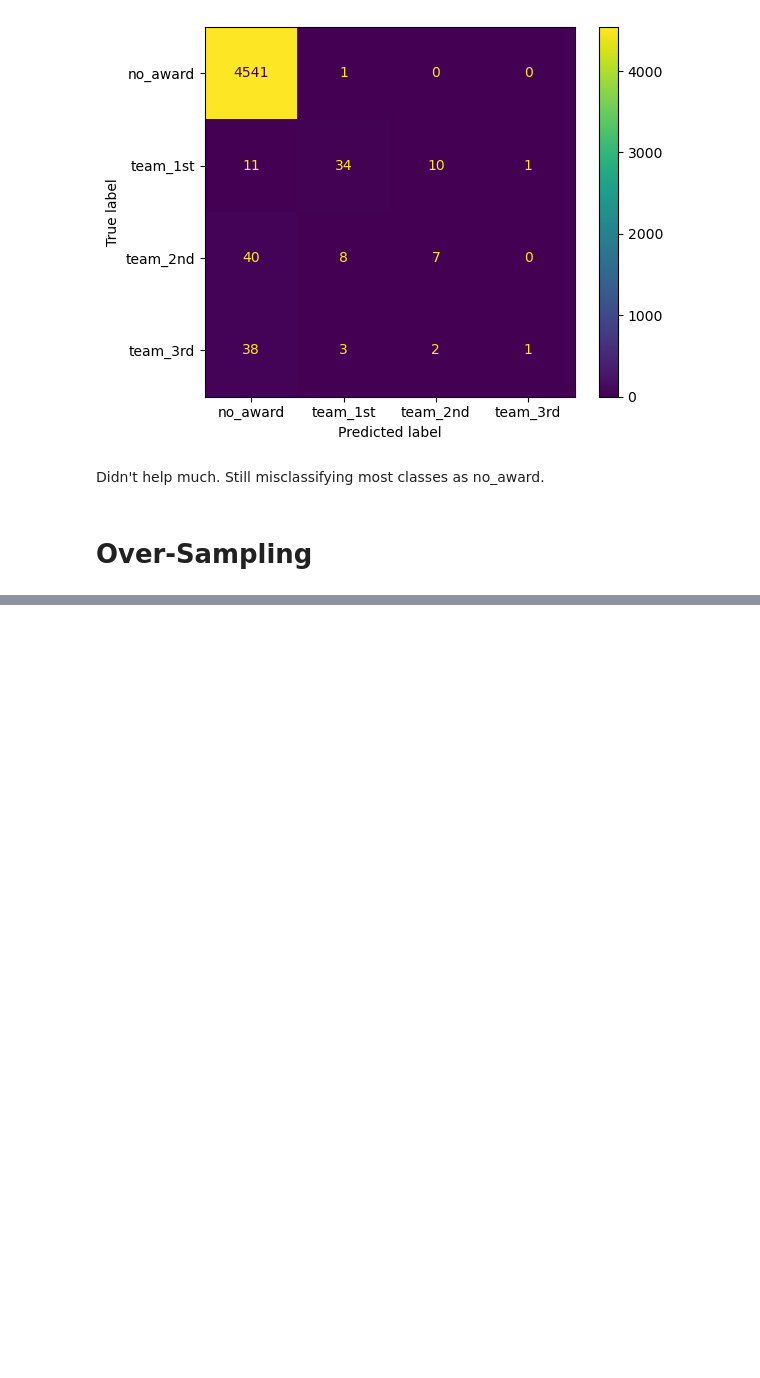
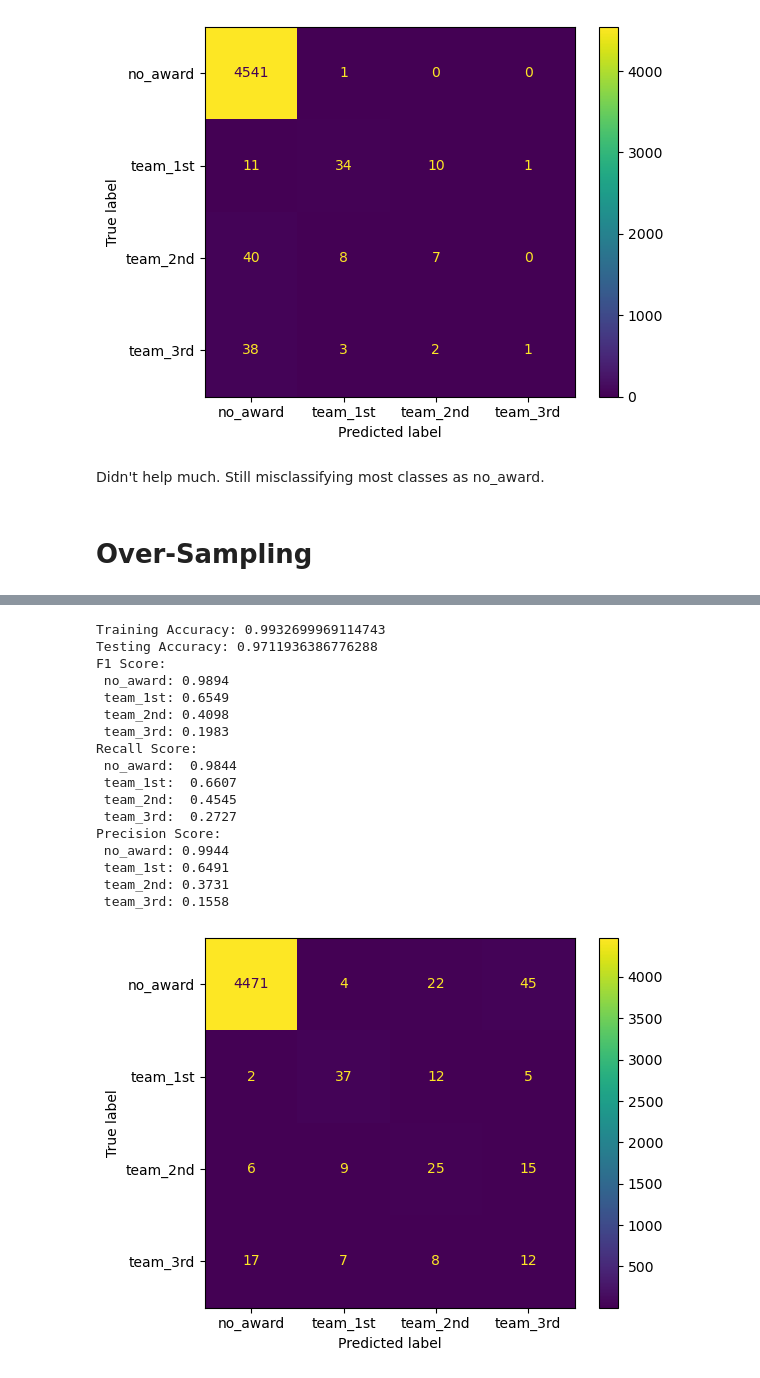
Before and after one commit to ewint814/All_NBA_Prediction, a Jupyter notebook: 03_Modeling.ipynb, the cells around one changed output, grey strips where cells are left out. Drawn from its saved outputs; the diff is of its cells as text; code cells hidden in the pictures; blank space fills up the shorter version.

```diff
--- a/03_Modeling.ipynb
+++ b/03_Modeling.ipynb
@@ -267,0 +348,33 @@ grid_2.best_score_
+# %%
+pipe_4 = Pipeline([
+    ('ss', StandardScaler()),
+    ('smote', SMOTE(random_state=42, k_neighbors=5, sampling_strategy = {
+    0: 18169,
+    1: 9000,
+    2: 9000,
+    3: 9000
+})),
+    ('xgb', XGBClassifier(use_label_encoder=False, eval_metric='mlogloss', random_state=42))])
+
+params = {
+    'xgb__n_estimators': randint(100, 200),
+    'xgb__max_depth': randint(3, 5),
+    'xgb__learning_rate': uniform(0.01, 0.1),
+    'xgb__subsample': uniform(0.5, 0.4),
+    'xgb__colsample_bytree': uniform(0.8, 0.2),
+    'xgb__gamma': uniform(0, 0.1),
+    'xgb__min_child_weight': randint(1, 3),
+    'xgb__reg_alpha': uniform(0, 0.01),
+    'xgb__reg_lambda': uniform(0.1, 1)
+}
+
+grid_4 = RandomizedSearchCV(pipe_4,
+                      param_distributions=params,
+                    n_iter=50,
+                    scoring = 'f1_weighted',
+                    n_jobs=-1,
+                    cv=3,
+                    verbose=2,
+                   random_state=42)
+
+grid_4.fit(X_train, y_train)
@@ -267,0 +400,24 @@ grid_2.best_score_
+# %%
+# Predict on the test data
+pred_4 = grid_4.predict(X_test)
+
+evaluate_model(grid_4, pred_4, X_train, y_train, X_test, y_test)
+# %% [output]
+Training Accuracy: 0.9932699969114743
+Testing Accuracy: 0.9711936386776288
+F1 Score:
+ no_award: 0.9894
+ team_1st: 0.6549
+ team_2nd: 0.4098
+ team_3rd: 0.1983
+Recall Score:
+ no_award:  0.9844
+ team_1st:  0.6607
+ team_2nd:  0.4545
+ team_3rd:  0.2727
+Precision Score:
+ no_award: 0.9944
+ team_1st: 0.6491
+ team_2nd: 0.3731
+ team_3rd: 0.1558
+[figure, added]
```
Also changed, not shown: parts of 15 cells of this notebook, 1 other file.
